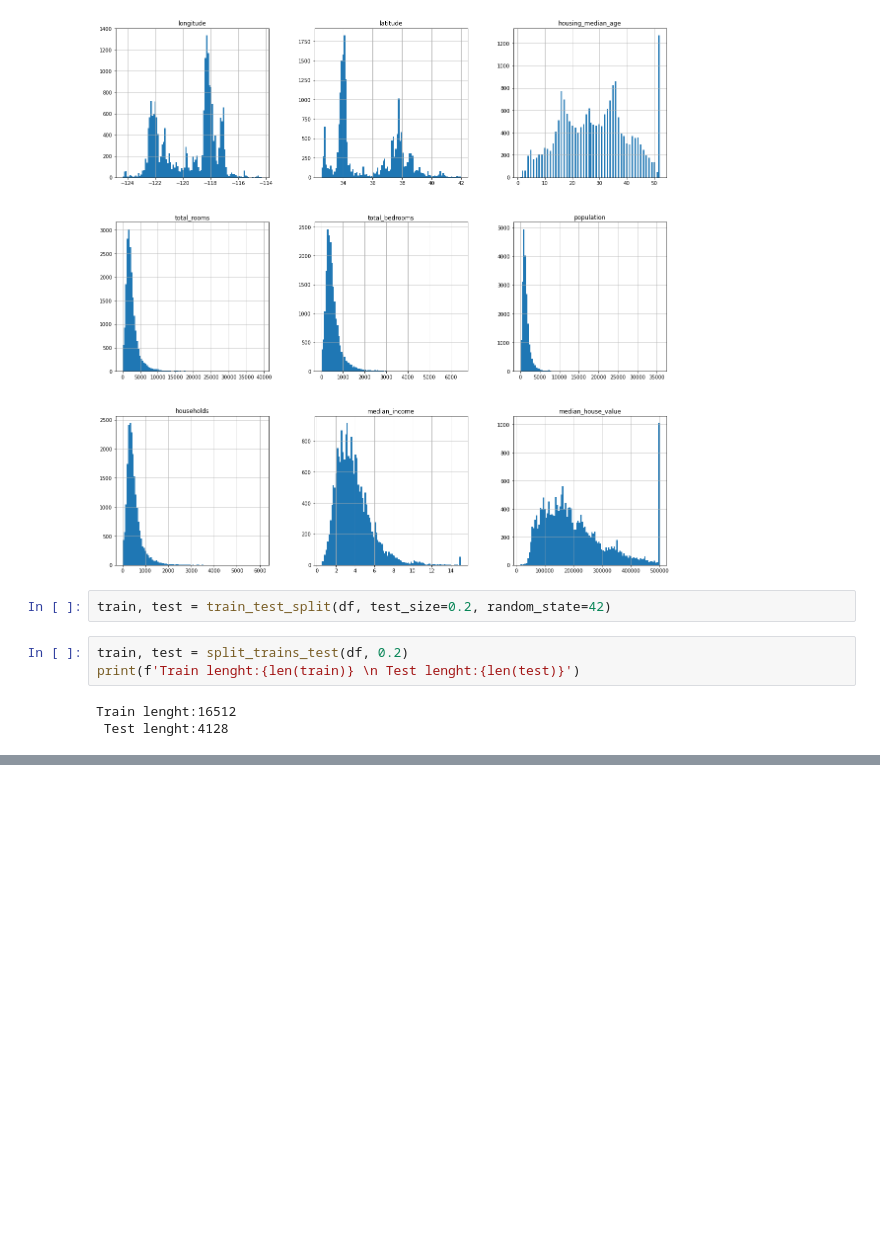
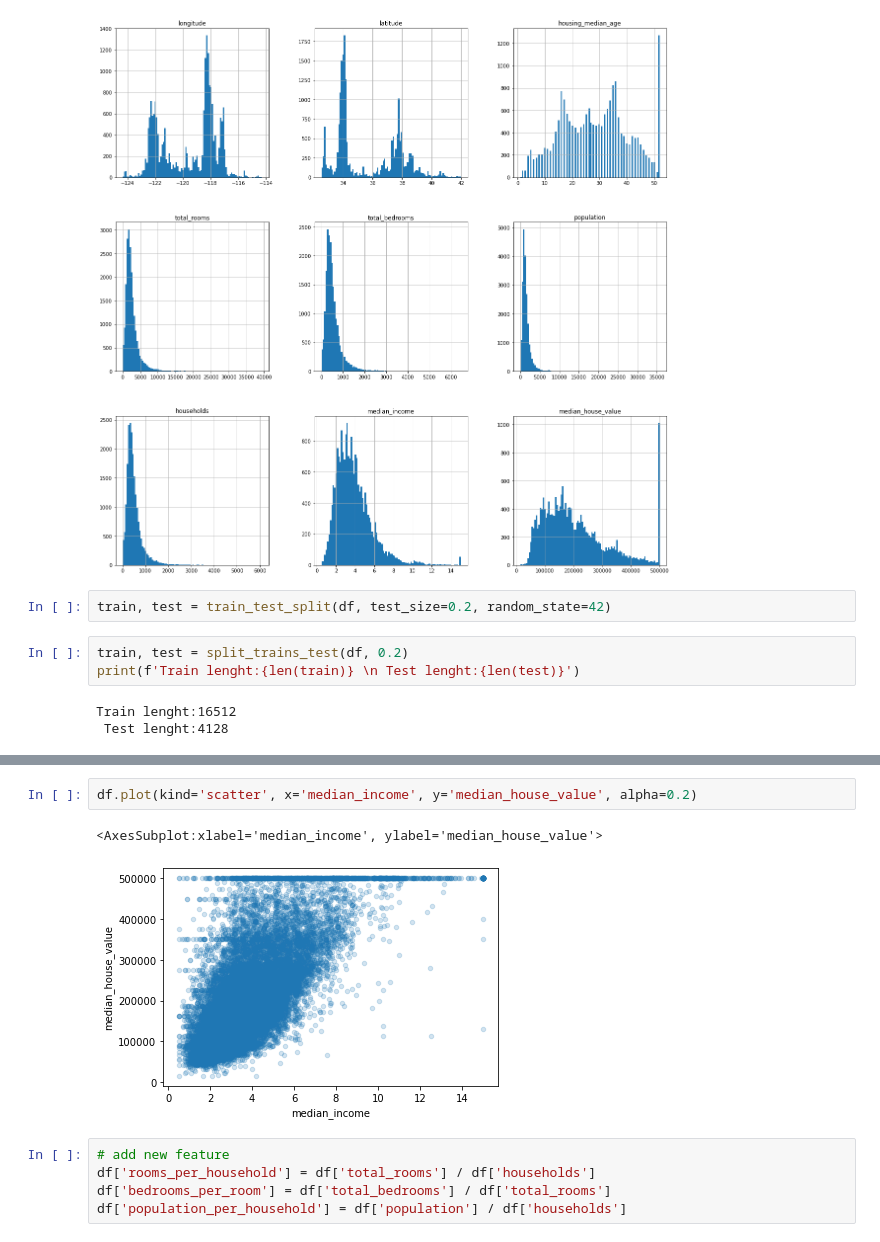
Before and after one commit to paulsok/kaggle, a Jupyter notebook: California Housing Prices/california_housing_prices.ipynb, the cells around one changed output, grey strips where cells are left out. Cells and saved outputs as stored; diff of their text form; blank space fills up the shorter version.

```diff
--- a/California Housing Prices/california_housing_prices.ipynb
+++ b/California Housing Prices/california_housing_prices.ipynb
@@ -67,0 +119,10 @@ Train lenght:16512
+# %%
+df.plot(kind='scatter', x='median_income', y='median_house_value', alpha=0.2)
+# %% [output]
+<AxesSubplot:xlabel='median_income', ylabel='median_house_value'>
+[figure, added]
+# %%
+# add new feature
+df['rooms_per_household'] = df['total_rooms'] / df['households']
+df['bedrooms_per_room'] = df['total_bedrooms'] / df['total_rooms']
+df['population_per_household'] = df['population'] / df['households']
```
Also changed, not shown: parts of 7 cells of this notebook.
